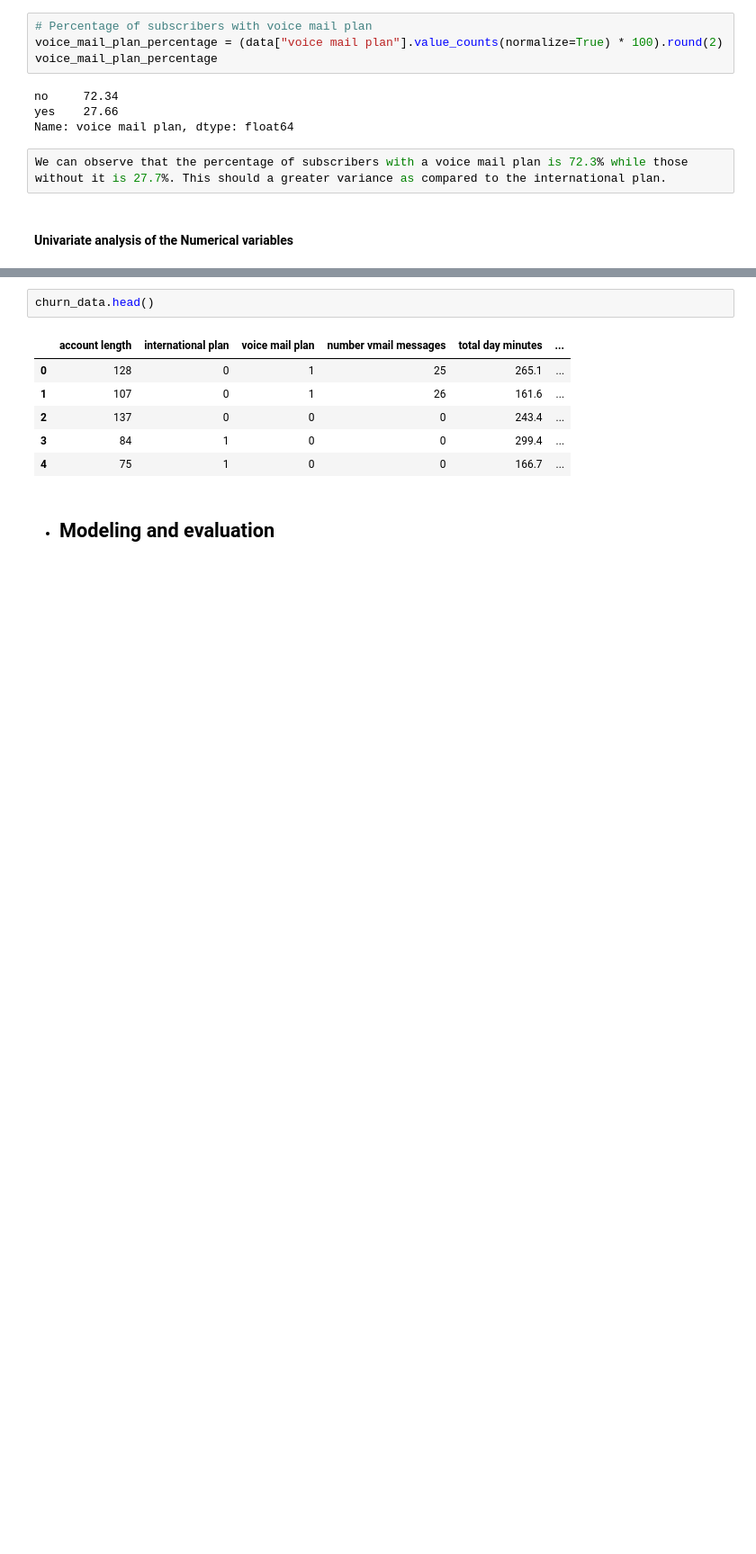
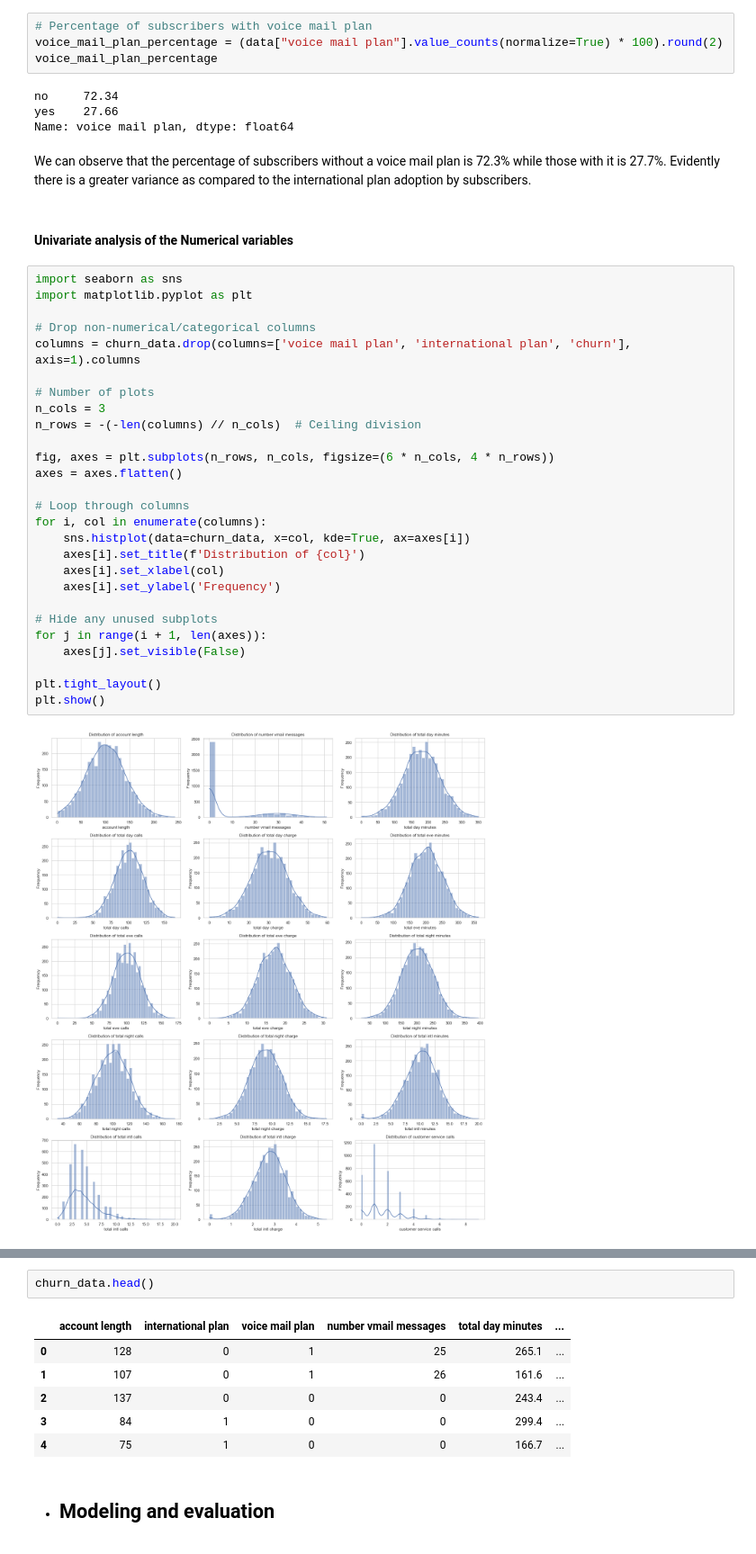
Before and after one commit to Nelaten/phase3_project, a Jupyter notebook: phase3_project.ipynb, the cells around one changed output, grey strips where cells are left out. Shown: that part at 90% size. Drawn from its saved outputs; the diff is of its cells as text; blank space fills up the shorter version.

```diff
--- a/phase3_project.ipynb
+++ b/phase3_project.ipynb
@@ -271,7 +271,36 @@ voice_mail_plan_percentage
 no     72.34
 yes    27.66
 Name: voice mail plan, dtype: float64
-# %%
-We can observe that the percentage of subscribers with a voice mail plan is 72.3% while those without it is 27.7%. This should a greater variance as compared to the international plan.
+# %% [markdown]
+We can observe that the percentage of subscribers without a voice mail plan is 72.3% while those with it is 27.7%. Evidently there is a greater variance as compared to the international plan adoption by subscribers.
 # %% [markdown]
 #### Univariate analysis of the Numerical variables
+# %%
+import seaborn as sns
+import matplotlib.pyplot as plt
+
+# Drop non-numerical/categorical columns
+columns = churn_data.drop(columns=['voice mail plan', 'international plan', 'churn'], axis=1).columns
+
+# Number of plots
+n_cols = 3
+n_rows = -(-len(columns) // n_cols)  # Ceiling division
+
+fig, axes = plt.subplots(n_rows, n_cols, figsize=(6 * n_cols, 4 * n_rows))
+axes = axes.flatten()
+
+# Loop through columns
+for i, col in enumerate(columns):
+    sns.histplot(data=churn_data, x=col, kde=True, ax=axes[i])
+    axes[i].set_title(f'Distribution of {col}')
+    axes[i].set_xlabel(col)
+    axes[i].set_ylabel('Frequency')
+
+# Hide any unused subplots
+for j in range(i + 1, len(axes)):
+    axes[j].set_visible(False)
+
+plt.tight_layout()
+plt.show()
+# %% [output]
+[figure, added]
```
Also changed, not shown: parts of 8 cells of this notebook.
